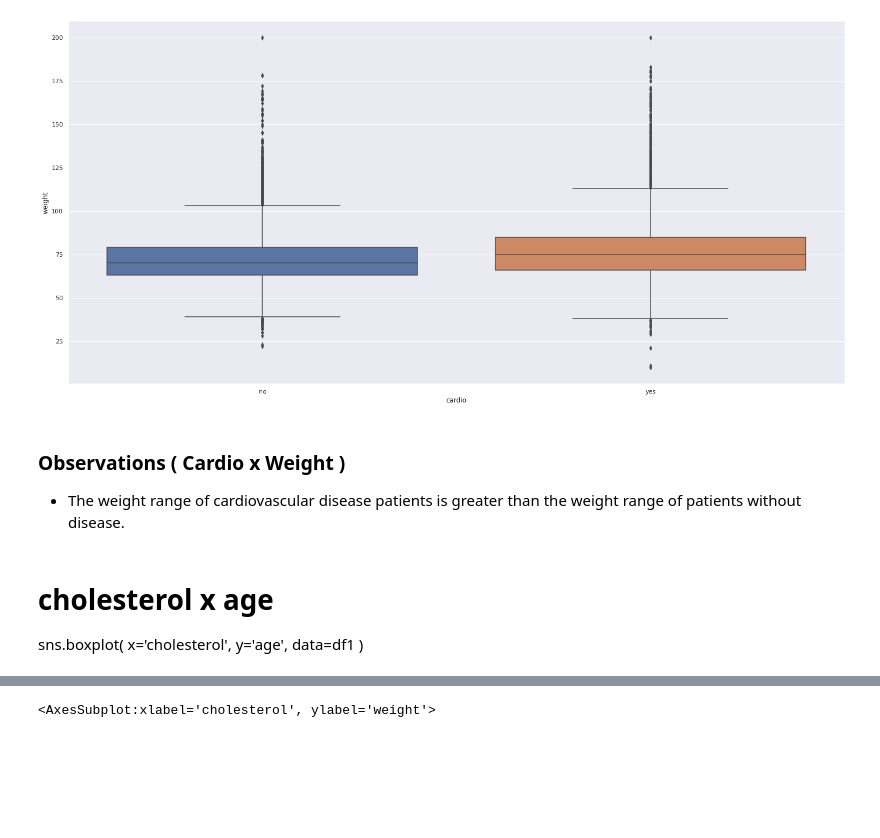
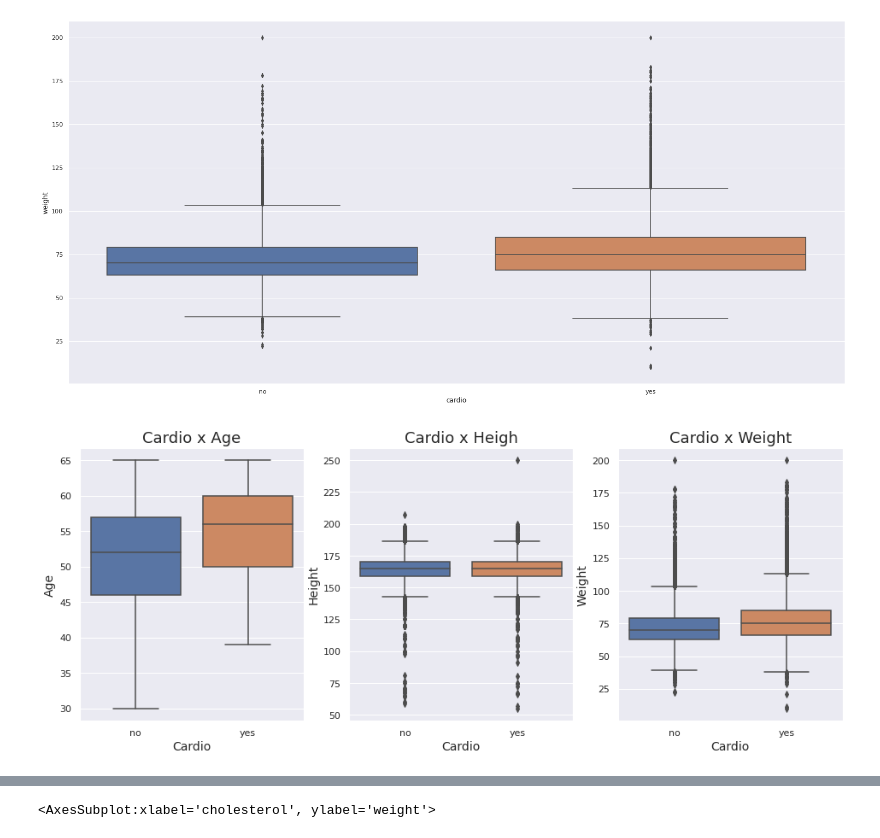
Before and after one commit to ehgeraldo/Cardio_Vascular_Disease, a Jupyter notebook: notebook.ipynb, the cells around one changed output, grey strips where cells are left out. Cells and saved outputs as stored; diff of their text form; code cells hidden in the pictures; blank space fills up the shorter version.

```diff
--- a/notebook.ipynb
+++ b/notebook.ipynb
@@ -132,3 +112,8 @@ Populating the interactive namespace from numpy and matplotlib
+# %%
+def set_plots_features( ax, title, xlabel, ylabel ):
+    ax.set_title(   title, fontsize=18 )
+    ax.set_xlabel( xlabel, fontsize=14 )
+    ax.set_ylabel( ylabel, fontsize=14 )
 # %% [markdown]
 ## 0.2. Loading data:
 # %%
@@ -400,11 +376,26 @@ sns.boxplot( x='cardio', y='weight', data=df1 )
 # %% [output]
 <AxesSubplot:xlabel='cardio', ylabel='weight'>
 [figure]
-# %% [markdown]
-### Observations ( Cardio x Weight )
-
-- The weight range of cardiovascular disease patients is greater than the weight range of patients without disease.
-# %% [markdown]
-# cholesterol x age
-
-sns.boxplot( x='cholesterol', y='age', data=df1 )
+# %%
+# cardio
+
+# ploting boxplots of categorical variables
+fig, gr = plt.subplots()
+
+# figure size
+gr.figure.set_size_inches( 16, 20 )
+
+# plots
+plt.subplot( 3, 3, 1 )
+gr = sns.boxplot( x='cardio',  y='age',    data=df1 )
+set_plots_features( gr, 'Cardio x Age', 'Cardio', 'Age' )
+
+plt.subplot( 3, 3, 2 )
+gr = sns.boxplot( x='cardio', y='height', data= df1 )
+set_plots_features( gr, 'Cardio x Heigh', 'Cardio', 'Height' )
+
+plt.subplot( 3, 3, 3 )
+gr = sns.boxplot( x='cardio', y='weight', data=df1 )
+set_plots_features( gr, 'Cardio x Weight', 'Cardio', 'Weight' )
+# %% [output]
+[figure, added]
```
Also changed, not shown: parts of 30 cells of this notebook.
